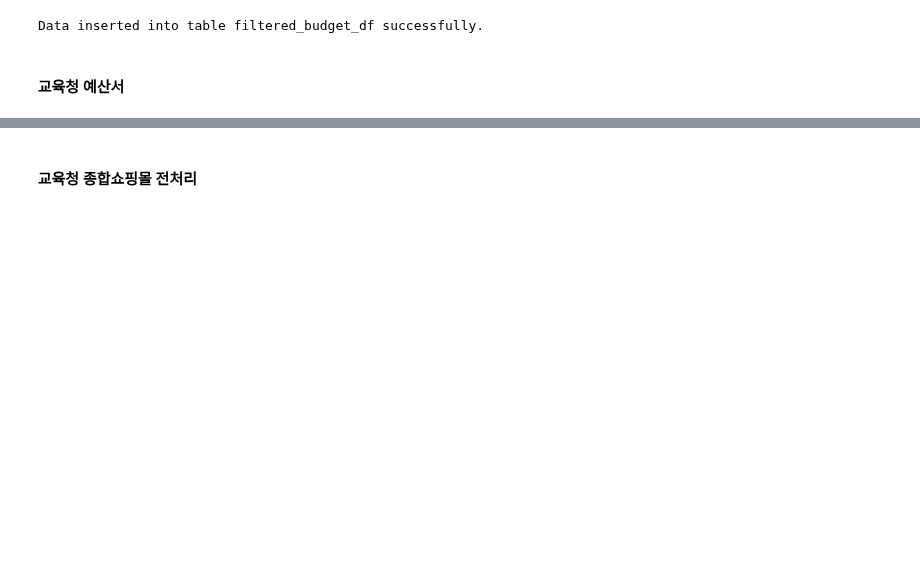
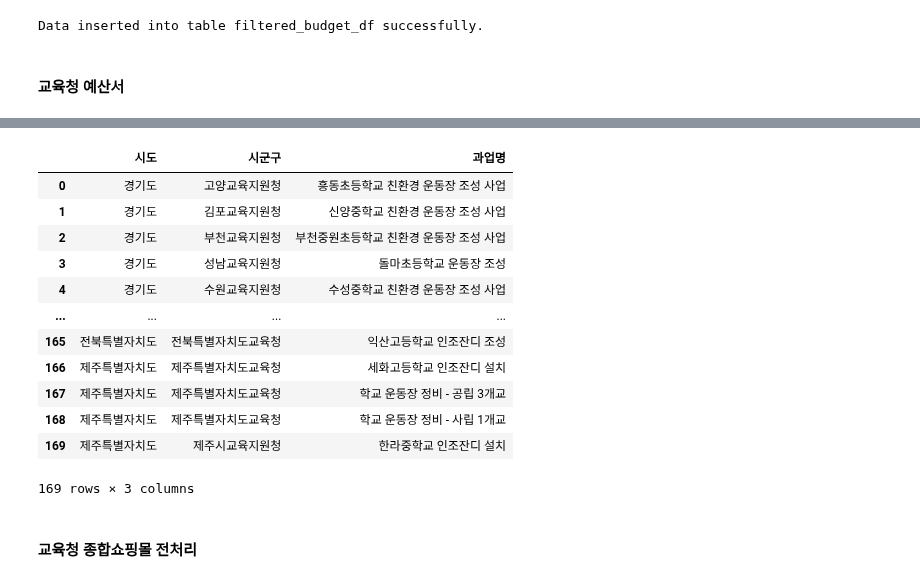
Before and after one commit to kkwann/mido_project, a Jupyter notebook: 2.Data_preprocessing_mapping.ipynb, the cells around one changed output, grey strips where cells are left out. Drawn from its saved outputs; the diff is of its cells as text; code cells hidden in the pictures; blank space fills up the shorter version.

```diff
--- a/2.Data_preprocessing_mapping.ipynb
+++ b/2.Data_preprocessing_mapping.ipynb
@@ -518,3 +518,19 @@ edu_budget_df.sort_values('시도').reset_index(drop=True)
+# %%
+edu_budget_df[['시도','시군구','과업명']].drop_duplicates()
+# %% [output]
+|  | 시도 | 시군구 | 과업명 |
+| 0 | 경기도 | 고양교육지원청 | 흥동초등학교 친환경 운동장 조성 사업 |
+| 1 | 경기도 | 김포교육지원청 | 신양중학교 친환경 운동장 조성 사업 |
+| 2 | 경기도 | 부천교육지원청 | 부천중원초등학교 친환경 운동장 조성 사업 |
+| 3 | 경기도 | 성남교육지원청 | 돌마초등학교 운동장 조성 |
+| 4 | 경기도 | 수원교육지원청 | 수성중학교 친환경 운동장 조성 사업 |
+| ... | ... | ... | ... |
+| 165 | 전북특별자치도 | 전북특별자치도교육청 | 익산고등학교 인조잔디 조성 |
+| 166 | 제주특별자치도 | 제주특별자치도교육청 | 세화고등학교 인조잔디 설치 |
+| 167 | 제주특별자치도 | 제주특별자치도교육청 | 학교 운동장 정비 - 공립 3개교 |
+| 168 | 제주특별자치도 | 제주특별자치도교육청 | 학교 운동장 정비 - 사립 1개교 |
+| 169 | 제주특별자치도 | 제주시교육지원청 | 한라중학교 인조잔디 설치 |
+169 rows × 3 columns
 # %%
 # 전처리
 edu_budget_df['과업명_re'] = edu_budget_df['과업명'].apply(clean_text)
```
Also changed, not shown: parts of 1 cell of this notebook, 3 other files.
